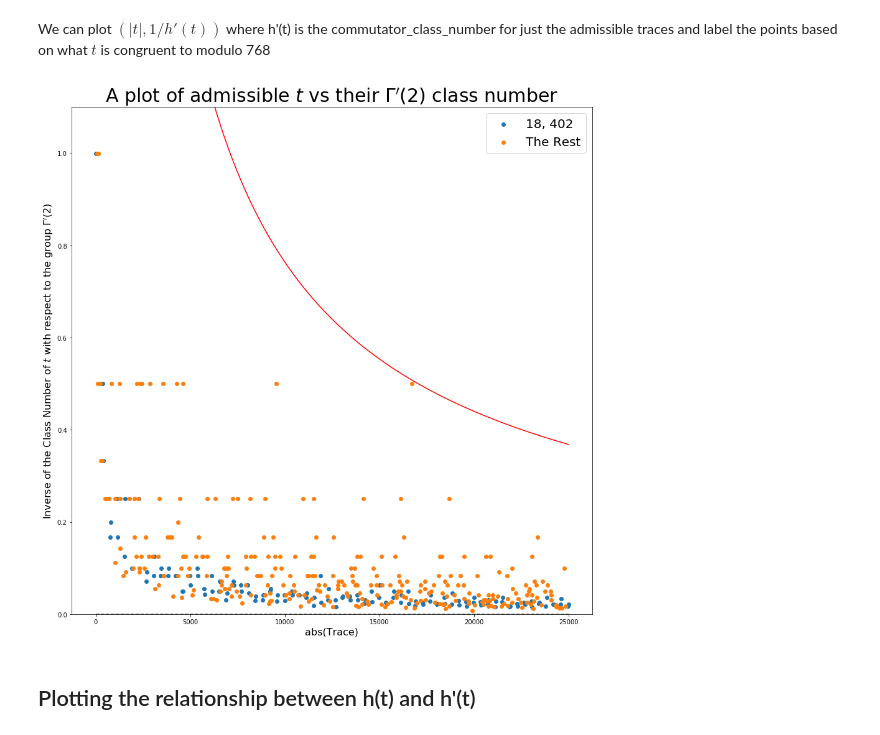
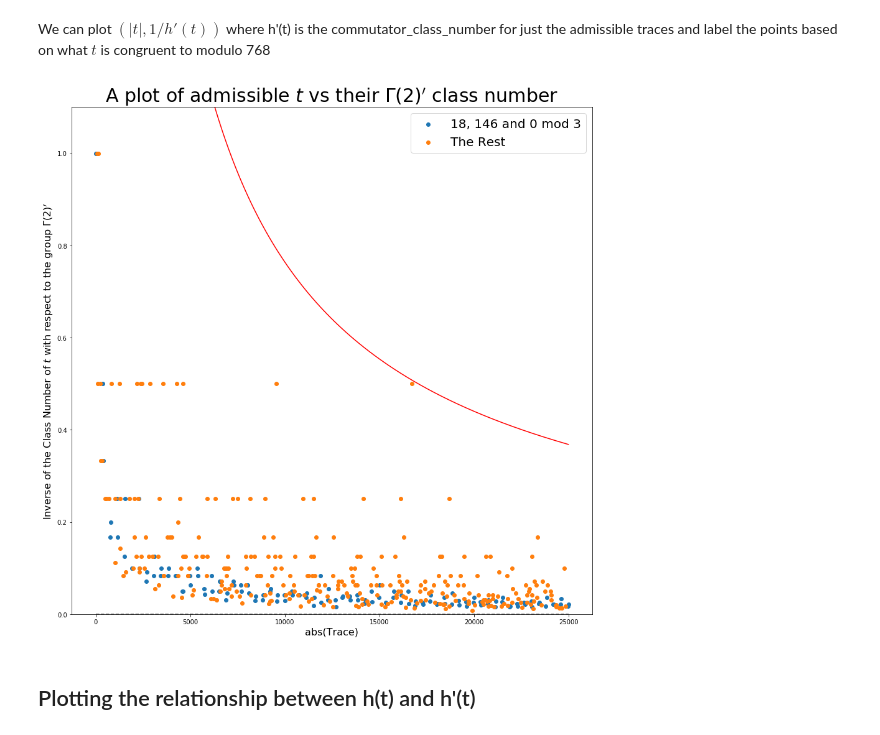
Before and after one commit to BrookeOgrodnik/CommutatorSubgroups, a Jupyter notebook: PythonCode/Class_Number.ipynb, the cells around one changed output. Cells and saved outputs as stored; diff of their text form; code cells hidden in the pictures.

```diff
--- a/PythonCode/Class_Number.ipynb
+++ b/PythonCode/Class_Number.ipynb
@@ -200,22 +200,22 @@ plt.show()
 We can plot $(|t|, 1/h'(t))$ where h'(t) is the commutator_class_number for just the admissible traces and label the points based on what $t$ is congruent to modulo 768
 # %%
 plt.figure(figsize=(15,15))
-plt.scatter(special_traces.loc[special_traces.commutator_class_number!=0].trace.values, 1/special_traces.loc[special_traces.commutator_class_number!=0].commutator_class_number.values,label='18, 402')
+plt.scatter(special_traces.loc[special_traces.commutator_class_number!=0].trace.values, 1/special_traces.loc[special_traces.commutator_class_number!=0].commutator_class_number.values,label='18, 146 and 0 mod 3')
 plt.scatter(non_special_traces.loc[non_special_traces.commutator_class_number!=0].trace.values, 1/non_special_traces.loc[non_special_traces.commutator_class_number!=0].commutator_class_number.values,label='The Rest')
 plt.plot(x, 330*np.log(x)/np.power(x, 9/10), 'r')
 plt.plot(x, [0]*len(x), 'k--')
 
 plt.ylim(0,1.1)
 plt.xlabel("abs(Trace)", fontsize = 16)
-plt.ylabel("Inverse of the Class Number of $t$ with respect to the group $\Gamma'(2)$", fontsize = 16)
+plt.ylabel("Inverse of the Class Number of $t$ with respect to the group $\Gamma(2)'$", fontsize = 16)
 # Also a title
-plt.title("A plot of admissible $t$ vs their $\Gamma'(2)$ class number", fontsize = 30)
+plt.title("A plot of admissible $t$ vs their $\Gamma(2)'$ class number", fontsize = 30)
 
 # plt.legend() adds the legend to the plot
 plt.legend(fontsize=20)
 plt.show()
 # %% [output]
-[figure, old version]
+[figure, new version]
 # %% [markdown]
 ## Plotting the relationship between h(t) and h'(t)
 # %% [markdown]
```
Also changed, not shown: parts of 8 cells of this notebook.
